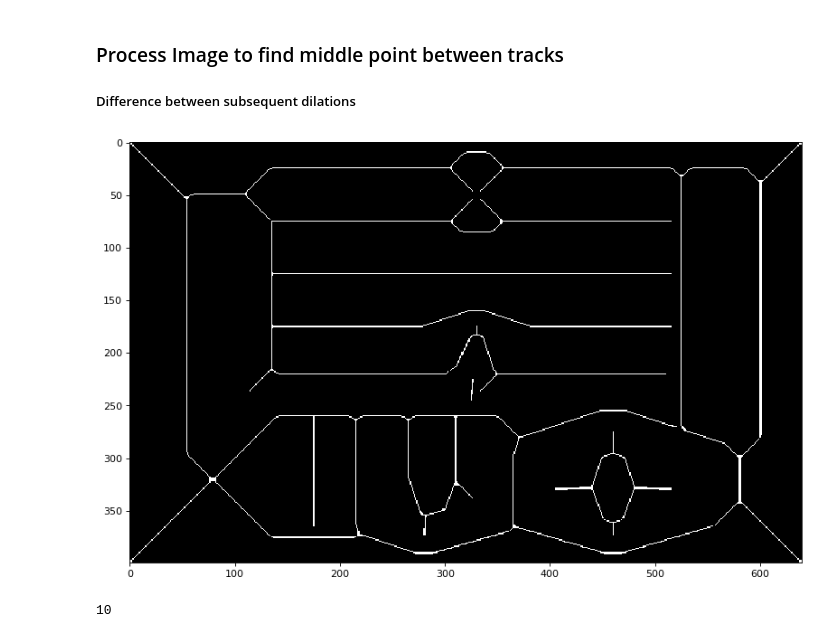
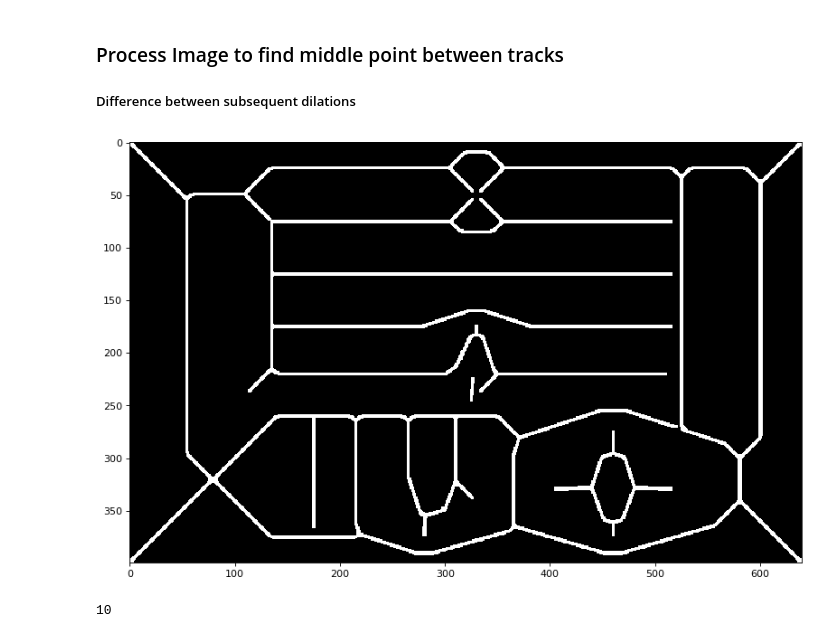
Before and after one commit to micsche/kicad-laser-min, a Jupyter notebook: rtrack.ipynb, the cells around one changed output. Saved outputs shown, nothing was run; the diff lists cells and outputs as text; code cells hidden in the pictures.

```diff
--- a/rtrack.ipynb
+++ b/rtrack.ipynb
@@ -63,17 +63,17 @@ image_data = np.stack((img4,img4+img3,img4), axis=2)
 # %%
 dst = image_data.copy()
 
 kernel = np.ones((3,3),np.uint8)
-img5 = cv2.dilate(img4,kernel,iterations = 1)
-img5 = cv2.morphologyEx(img5, cv2.MORPH_CLOSE, kernel)
-img4 = cv2.erode(img5,kernel,iterations = 1)
+img4 = cv2.dilate(img4,kernel,iterations = 1)
+#img5 = cv2.morphologyEx(img5, cv2.MORPH_CLOSE, kernel)
+#img4 = cv2.erode(img5,kernel,iterations = 1)
 
 
 figure(num=None, figsize=(12, 10), dpi=80, facecolor='w', edgecolor='k')
 plt.imshow(img4, cmap='gray', vmin=0, vmax=255)
 plt.show()
 # %% [output]
-[figure, old version]
+[figure, new version]
 # %%
 ret,thresh = cv2.threshold(img4.astype(np.uint8),127,255,0)
 contours, hierarchy = cv2.findContours(thresh, cv2.RETR_LIST, cv2.CHAIN_APPROX_SIMPLE)
```
Also changed, not shown: 2 other files.
